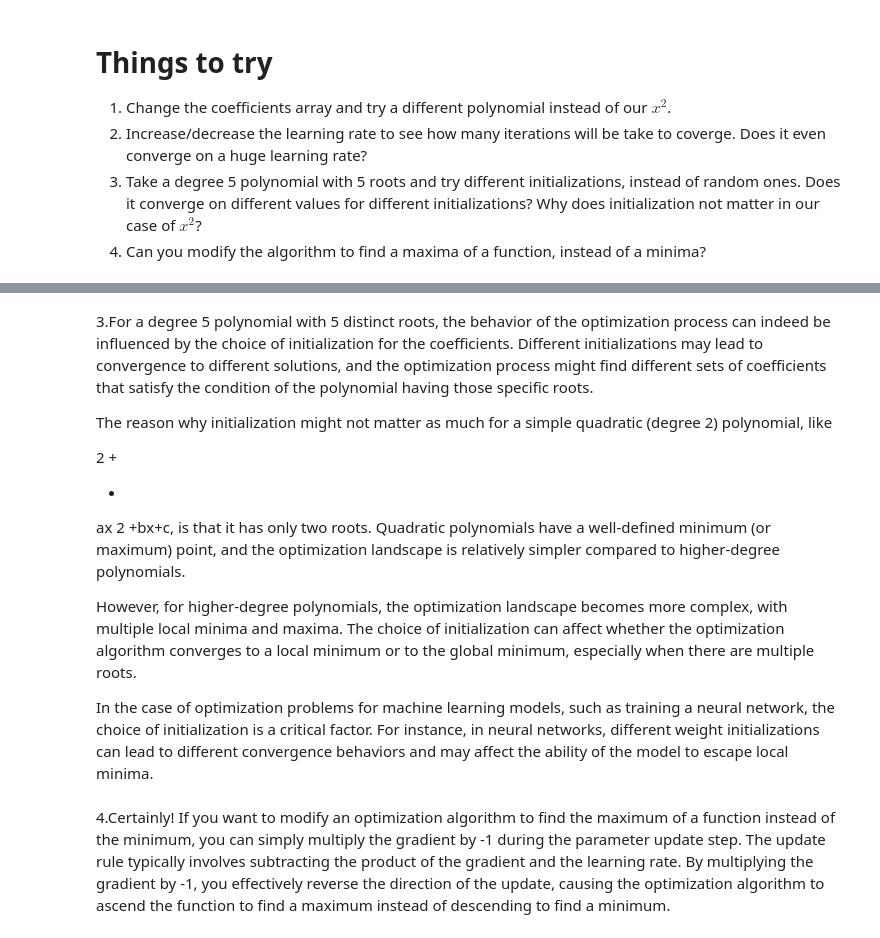
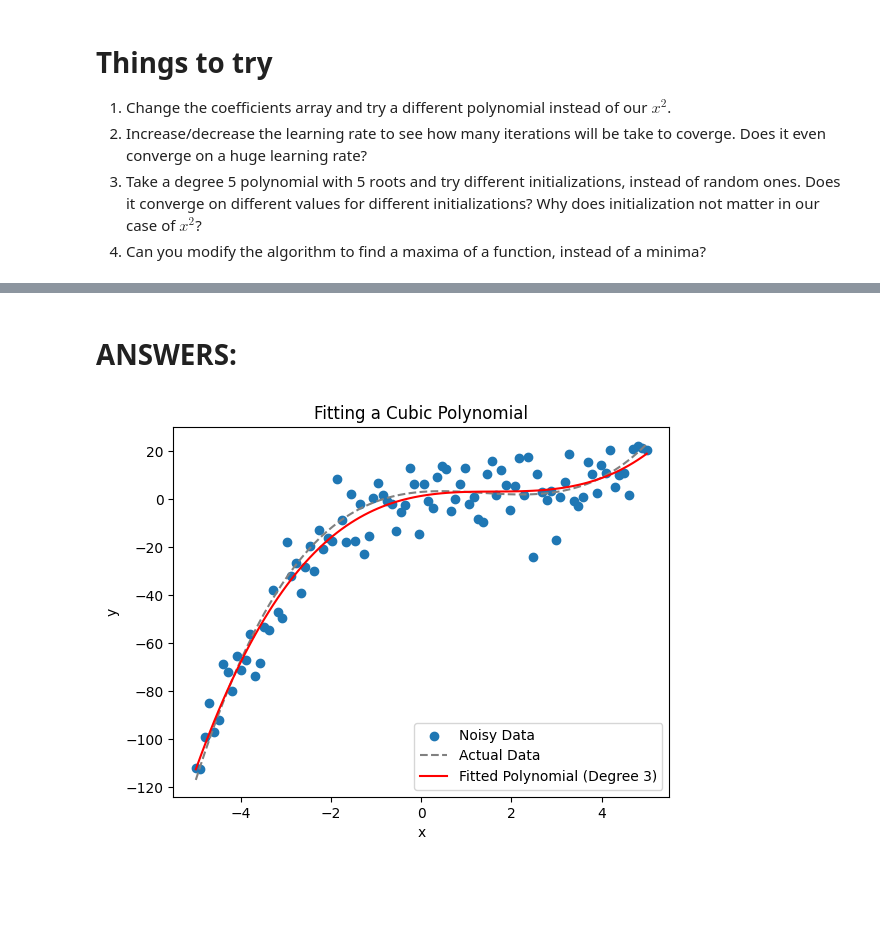
Before and after one commit to Karthikceo/FMML_projects_Labs, a Jupyter notebook: FMML_Module4_Lab2_2024.ipynb, the cells around one changed output, grey strips where cells are left out. Saved outputs shown, nothing was run; the diff lists cells and outputs as text; code cells hidden in the pictures; blank space fills up the shorter version.

```diff
--- a/FMML_Module4_Lab2_2024.ipynb
+++ b/FMML_Module4_Lab2_2024.ipynb
@@ -398,21 +336,33 @@ def gradient_descent(x, learning_rate, num_iterations):
-# %% [markdown]
-3.For a degree 5 polynomial with 5 distinct roots, the behavior of the optimization process can indeed be influenced by the choice of initialization for the coefficients. Different initializations may lead to convergence to different solutions, and the optimization process might find different sets of coefficients that satisfy the condition of the polynomial having those specific roots.
-
-The reason why initialization might not matter as much for a simple quadratic (degree 2) polynomial, like
-
-
-2
-+
-
-
-+
-
-ax
-2
- +bx+c, is that it has only two roots. Quadratic polynomials have a well-defined minimum (or maximum) point, and the optimization landscape is relatively simpler compared to higher-degree polynomials.
-
-However, for higher-degree polynomials, the optimization landscape becomes more complex, with multiple local minima and maxima. The choice of initialization can affect whether the optimization algorithm converges to a local minimum or to the global minimum, especially when there are multiple roots.
-
-In the case of optimization problems for machine learning models, such as training a neural network, the choice of initialization is a critical factor. For instance, in neural networks, different weight initializations can lead to different convergence behaviors and may affect the ability of the model to escape local minima.
-# %% [markdown]
-4.Certainly! If you want to modify an optimization algorithm to find the maximum of a function instead of the minimum, you can simply multiply the gradient by -1 during the parameter update step. The update rule typically involves subtracting the product of the gradient and the learning rate. By multiplying the gradient by -1, you effectively reverse the direction of the update, causing the optimization algorithm to ascend the function to find a maximum instead of descending to find a minimum.
+# %% [markdown]
+# **ANSWERS:**
+# %%
+import numpy as np
+import matplotlib.pyplot as plt
+
+# Generate some sample data
+x = np.linspace(-5, 5, 100)
+y_actual = 0.5 * x**3 - 2 * x**2 + 1.5 * x + 3
+y_noisy = y_actual + np.random.normal(0, 10, size=len(x))
+
+# Fit a cubic polynomial instead of x^2
+degree = 3  # Degree of the polynomial
+coefficients = np.polyfit(x, y_noisy, degree)
+
+# Create a polynomial function using the new coefficients
+poly_function = np.poly1d(coefficients)
+
+# Generate y values using the new polynomial function
+y_poly = poly_function(x)
+
+# Plot the original data, the noisy data, and the fitted polynomial
+plt.scatter(x, y_noisy, label='Noisy Data')
+plt.plot(x, y_actual, label='Actual Data', linestyle='--', color='gray')
+plt.plot(x, y_poly, label=f'Fitted Polynomial (Degree {degree})', color='red')
+
+plt.legend()
+plt.xlabel('x')
+plt.ylabel('y')
+plt.title('Fitting a Cubic Polynomial')
+plt.show()
+# %% [output]
+[figure, added]
```
Also changed, not shown: parts of 11 cells of this notebook.
